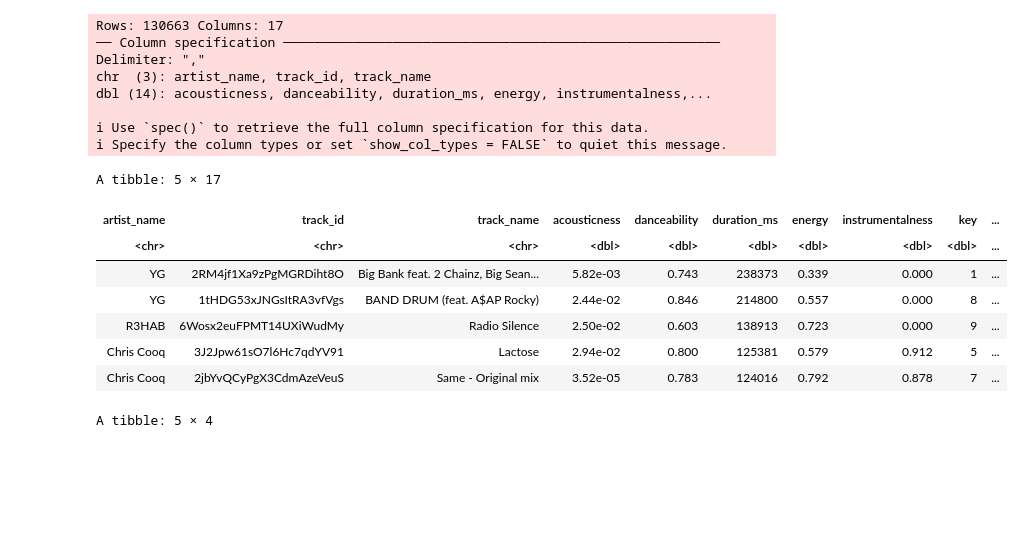
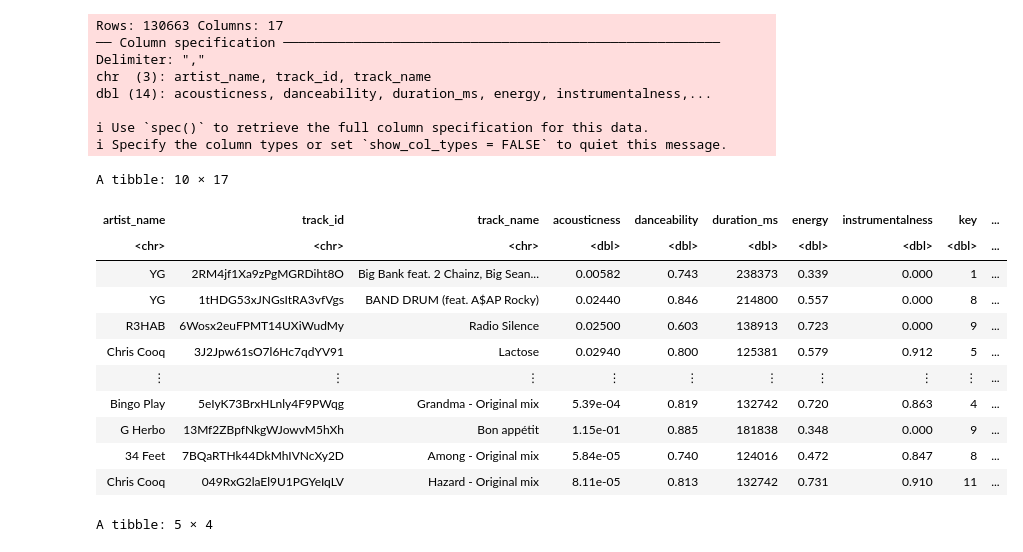
Before and after one commit to eshuaiii/dsci-100-2022w1-group-79, a Jupyter notebook: 79_project_proposal.ipynb, the cells around one changed output. Cells and saved outputs as stored; diff of their text form; code cells hidden in the pictures; blank space fills up the shorter version.

Commit message:
Added web URL for download

```diff
--- a/79_project_proposal.ipynb
+++ b/79_project_proposal.ipynb
@@ -27,25 +12,29 @@ options(repr.matrix.max.rows = 8)
 # %%
 # Load the data from the web into R
-url <- "https://www.kaggle.com/c/titanic/data?select=test.csv/download"
-spotify_big <- read_csv("data/SpotifyAudioFeaturesApril2019.csv")
-head(spotify_big,5)
+dataset_url <- "https://github.com/eshuaiii/dsci-100-2022w1-group-79/raw/main/data/SpotifyAudioFeaturesApril2019.csv"
+spotify_big <- read_csv(url(dataset_url))
+head(spotify_big,10)
 # %% [output]
 Rows: 130663 Columns: 17
 ── Column specification ────────────────────────────────────────────────────────
 Delimiter: ","
 chr  (3): artist_name, track_id, track_name
 dbl (14): acousticness, danceability, duration_ms, energy, instrumentalness,...
 
 ℹ Use `spec()` to retrieve the full column specification for this data.
 ℹ Specify the column types or set `show_col_types = FALSE` to quiet this message.
-A tibble: 5 × 17
+A tibble: 10 × 17
 | artist_name | track_id | track_name | acousticness | danceability | duration_ms | energy | instrumentalness | key | ... |
 | <chr> | <chr> | <chr> | <dbl> | <dbl> | <dbl> | <dbl> | <dbl> | <dbl> | ... |
-| YG | 2RM4jf1Xa9zPgMGRDiht8O | Big Bank feat. 2 Chainz, Big Sean... | 5.82e-03 | 0.743 | 238373 | 0.339 | 0.000 | 1 | ... |
-| YG | 1tHDG53xJNGsItRA3vfVgs | BAND DRUM (feat. A$AP Rocky) | 2.44e-02 | 0.846 | 214800 | 0.557 | 0.000 | 8 | ... |
-| R3HAB | 6Wosx2euFPMT14UXiWudMy | Radio Silence | 2.50e-02 | 0.603 | 138913 | 0.723 | 0.000 | 9 | ... |
-| Chris Cooq | 3J2Jpw61sO7l6Hc7qdYV91 | Lactose | 2.94e-02 | 0.800 | 125381 | 0.579 | 0.912 | 5 | ... |
-| Chris Cooq | 2jbYvQCyPgX3CdmAzeVeuS | Same - Original mix | 3.52e-05 | 0.783 | 124016 | 0.792 | 0.878 | 7 | ... |
+| YG | 2RM4jf1Xa9zPgMGRDiht8O | Big Bank feat. 2 Chainz, Big Sean... | 0.00582 | 0.743 | 238373 | 0.339 | 0.000 | 1 | ... |
+| YG | 1tHDG53xJNGsItRA3vfVgs | BAND DRUM (feat. A$AP Rocky) | 0.02440 | 0.846 | 214800 | 0.557 | 0.000 | 8 | ... |
+| R3HAB | 6Wosx2euFPMT14UXiWudMy | Radio Silence | 0.02500 | 0.603 | 138913 | 0.723 | 0.000 | 9 | ... |
+| Chris Cooq | 3J2Jpw61sO7l6Hc7qdYV91 | Lactose | 0.02940 | 0.800 | 125381 | 0.579 | 0.912 | 5 | ... |
+| ⋮ | ⋮ | ⋮ | ⋮ | ⋮ | ⋮ | ⋮ | ⋮ | ⋮ | ... |
+| Bingo Play | 5eIyK73BrxHLnly4F9PWqg | Grandma - Original mix | 5.39e-04 | 0.819 | 132742 | 0.720 | 0.863 | 4 | ... |
+| G Herbo | 13Mf2ZBpfNkgWJowvM5hXh | Bon appétit | 1.15e-01 | 0.885 | 181838 | 0.348 | 0.000 | 9 | ... |
+| 34 Feet | 7BQaRTHk44DkMhIVNcXy2D | Among - Original mix | 5.84e-05 | 0.740 | 124016 | 0.472 | 0.847 | 8 | ... |
+| Chris Cooq | 049RxG2laEl9U1PGYeIqLV | Hazard - Original mix | 8.11e-05 | 0.813 | 132742 | 0.731 | 0.910 | 11 | ... |
 # %%
 # extract a sample of size 500 from the original data as our training data
 set.seed(79)
```
Also changed, not shown: parts of 3 cells of this notebook.
